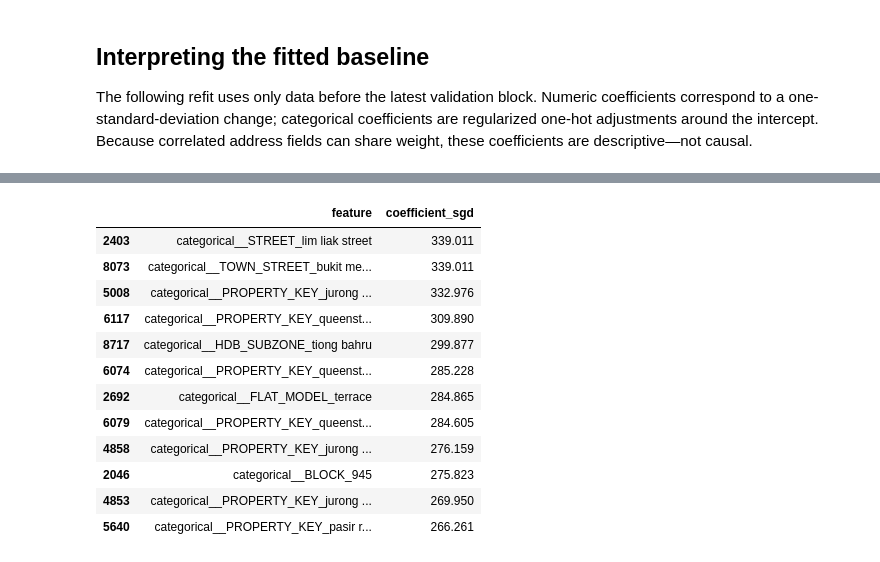
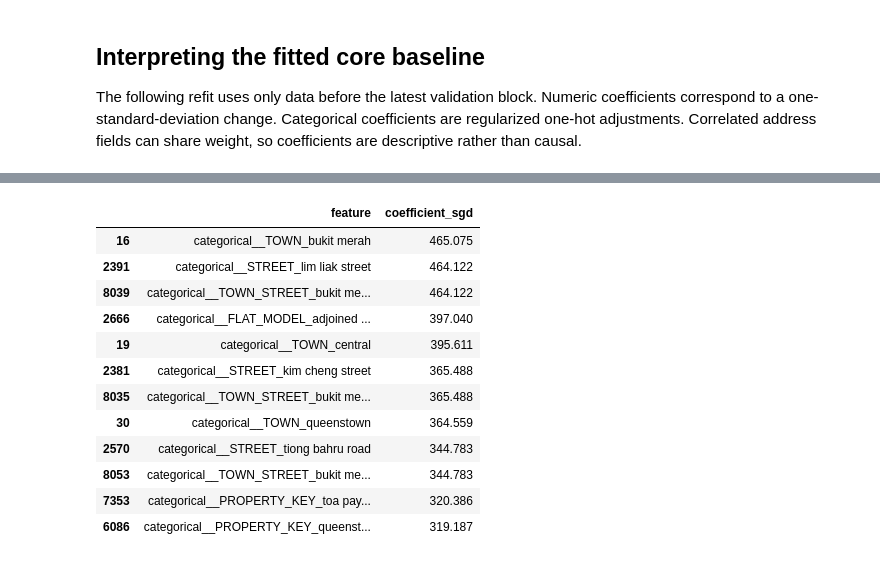
Before and after one commit to ziqing26/cs5228-group6, a Jupyter notebook: notebooks/05_ridge_baseline.ipynb, the cells around one changed output, grey strips where cells are left out. Cells and saved outputs as stored; diff of their text form; code cells hidden in the pictures.

```diff
--- a/notebooks/05_ridge_baseline.ipynb
+++ b/notebooks/05_ridge_baseline.ipynb
@@ -28,24 +24,25 @@ from sklearn.pipeline import Pipeline
 from sklearn.preprocessing import OneHotEncoder, StandardScaler
 
 warnings.filterwarnings("ignore")
-pd.set_option("display.max_columns", 50)
+pd.set_option("display.max_columns", 60)
 pd.set_option("display.float_format", lambda value: f"{value:,.3f}")
 plt.style.use("seaborn-v0_8-whitegrid")
-RANDOM_STATE = 5228
 
-# Support kernels launched from the repository root or notebooks/.
 ROOT = next(
     (
         candidate for candidate in [Path.cwd(), *Path.cwd().parents]
-        if (candidate / "data/processed/hdb_mrt/train_preprocessed.csv").is_file()
+        if (candidate / "data/processed/core/train_preprocessed.csv").is_file()
+        and (candidate / "data/processed/hdb_mrt/train_preprocessed.csv").is_file()
     ),
     None,
 )
 if ROOT is None:
-    raise FileNotFoundError("Could not locate the HDB/MRT processed datasets")
+    raise FileNotFoundError("Could not locate both processed dataset variants")
 
-PROCESSED_DIR = ROOT / "data/processed/hdb_mrt"
-TRAIN_PATH = PROCESSED_DIR / "train_preprocessed.csv"
-TEST_PATH = PROCESSED_DIR / "test_preprocessed.csv"
-METADATA_PATH = PROCESSED_DIR / "preprocessing_metadata.json"
+VARIANT_DIRS = {
+    "core": ROOT / "data/processed/core",
+    "core+hdb_mrt": ROOT / "data/processed/hdb_mrt",
+}
+SAMPLE_SUBMISSION_PATH = ROOT / "data/example-submission.csv"
+SUBMISSION_DIR = ROOT / "submissions"
 # %%
@@ -163,14 +147,15 @@ For context, Ridge is compared with a hierarchical-median reference based on tow
 SPLITS = [
     {"fold": "2023 H2", "start": "2023-07-01", "end": "2024-01-01"},
     {"fold": "2024 H1", "start": "2024-01-01", "end": "2024-07-01"},
-    {"fold": "2024 H2–2025 Q1", "start": "2024-07-01", "end": "2025-04-01"},
+    {"fold": "2024 H2-2025 Q1", "start": "2024-07-01", "end": "2025-04-01"},
 ]
 
+core_train = datasets["core"]["train"]
 split_rows = []
 for split in SPLITS:
     start, end = pd.Timestamp(split["start"]), pd.Timestamp(split["end"])
-    train_mask = train["RENT_DATE"] < start
-    valid_mask = train["RENT_DATE"].between(start, end, inclusive="left")
+    train_mask = core_train["RENT_DATE"] < start
+    valid_mask = core_train["RENT_DATE"].between(start, end, inclusive="left")
     split_rows.append({
         "fold": split["fold"],
         "train_through": start - pd.offsets.MonthBegin(1),
@@ -179,6 +164,7 @@ for split in SPLITS:
         "train_rows": int(train_mask.sum()),
         "validation_rows": int(valid_mask.sum()),
     })
-display(pd.DataFrame(split_rows))
+validation_folds = pd.DataFrame(split_rows)
+display(validation_folds)
 # %% [output]
 |  | fold | train_through | validate_from | validate_through | train_rows | validation_rows |
@@ -188,5 +174,5 @@ display(pd.DataFrame(split_rows))
 # %%
-def make_preprocessor():
+def make_preprocessor(contract):
     numeric_pipeline = Pipeline([
         ("imputer", SimpleImputer(strategy="median")),
         ("scaler", StandardScaler()),
@@ -200,8 +186,8 @@ def make_preprocessor():
         )),
     ])
     return ColumnTransformer([
-        ("numeric", numeric_pipeline, NUMERIC_FEATURES),
-        ("categorical", categorical_pipeline, CATEGORICAL_FEATURES),
+        ("numeric", numeric_pipeline, contract["numeric"]),
+        ("categorical", categorical_pipeline, contract["categorical"]),
     ])
 
 
@@ -397,14 +431,17 @@ Towns with the highest latest-fold RMSE (minimum 200 validation rows):
 # %% [markdown]
-## Interpreting the fitted baseline
+## Interpreting the fitted core baseline
 
-The following refit uses only data before the latest validation block. Numeric coefficients correspond to a one-standard-deviation change; categorical coefficients are regularized one-hot adjustments around the intercept. Because correlated address fields can share weight, these coefficients are descriptive—not causal.
+The following refit uses only data before the latest validation block. Numeric coefficients correspond to a one-standard-deviation change. Categorical coefficients are regularized one-hot adjustments. Correlated address fields can share weight, so coefficients are descriptive rather than causal.
 # %%
+variant = "core"
+train = datasets[variant]["train"]
+contract = contracts[variant]
 latest_start = pd.Timestamp(SPLITS[-1]["start"])
 interpretation_train = train[train["RENT_DATE"] < latest_start]
-interpretation_preprocessor = make_preprocessor()
-X_interpretation = interpretation_preprocessor.fit_transform(interpretation_train[FEATURES])
+interpretation_preprocessor = make_preprocessor(contract)
+X_interpretation = interpretation_preprocessor.fit_transform(interpretation_train[contract["features"]])
 interpretation_model = Ridge(
-    alpha=SELECTED_ALPHA, solver="lsqr", max_iter=10_000, tol=1e-4
+    alpha=selected_alpha[variant], solver="lsqr", max_iter=10_000, tol=1e-4
 ).fit(X_interpretation, interpretation_train[TARGET])
 
 coefficient_table = pd.DataFrame({
@@ -430,16 +467,16 @@ display(coefficient_table.nlargest(12, "coefficient_sgd"))
 |  | feature | coefficient_sgd |
-| 2403 | categorical__STREET_lim liak street | 339.011 |
-| 8073 | categorical__TOWN_STREET_bukit me... | 339.011 |
-| 5008 | categorical__PROPERTY_KEY_jurong ... | 332.976 |
-| 6117 | categorical__PROPERTY_KEY_queenst... | 309.890 |
-| 8717 | categorical__HDB_SUBZONE_tiong bahru | 299.877 |
-| 6074 | categorical__PROPERTY_KEY_queenst... | 285.228 |
-| 2692 | categorical__FLAT_MODEL_terrace | 284.865 |
-| 6079 | categorical__PROPERTY_KEY_queenst... | 284.605 |
-| 4858 | categorical__PROPERTY_KEY_jurong ... | 276.159 |
-| 2046 | categorical__BLOCK_945 | 275.823 |
-| 4853 | categorical__PROPERTY_KEY_jurong ... | 269.950 |
-| 5640 | categorical__PROPERTY_KEY_pasir r... | 266.261 |
+| 16 | categorical__TOWN_bukit merah | 465.075 |
+| 2391 | categorical__STREET_lim liak street | 464.122 |
+| 8039 | categorical__TOWN_STREET_bukit me... | 464.122 |
+| 2666 | categorical__FLAT_MODEL_adjoined ... | 397.040 |
+| 19 | categorical__TOWN_central | 395.611 |
+| 2381 | categorical__STREET_kim cheng street | 365.488 |
+| 8035 | categorical__TOWN_STREET_bukit me... | 365.488 |
+| 30 | categorical__TOWN_queenstown | 364.559 |
+| 2570 | categorical__STREET_tiong bahru road | 344.783 |
+| 8053 | categorical__TOWN_STREET_bukit me... | 344.783 |
+| 7353 | categorical__PROPERTY_KEY_toa pay... | 320.386 |
+| 6086 | categorical__PROPERTY_KEY_queenst... | 319.187 |
 # %% [markdown]
 ## How to improve beyond the baseline
 
```
Also changed, not shown: parts of 16 cells of this notebook, 17 other files.
